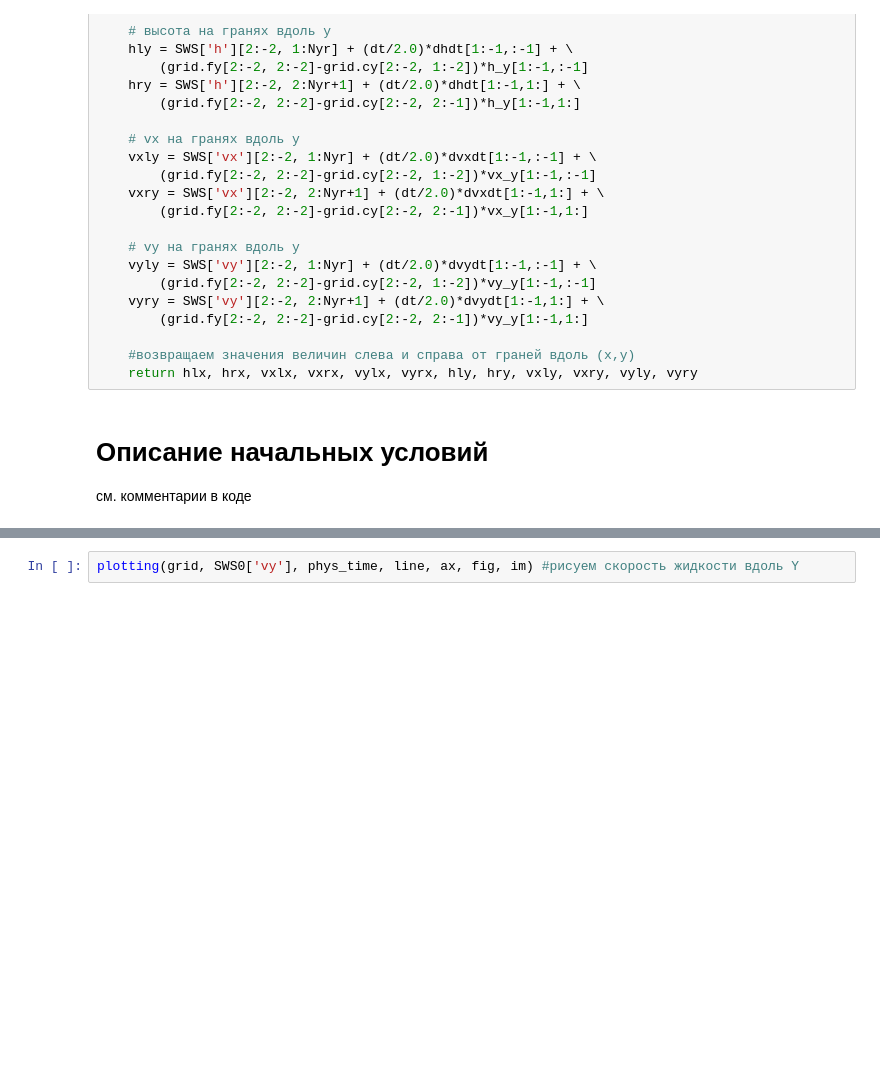
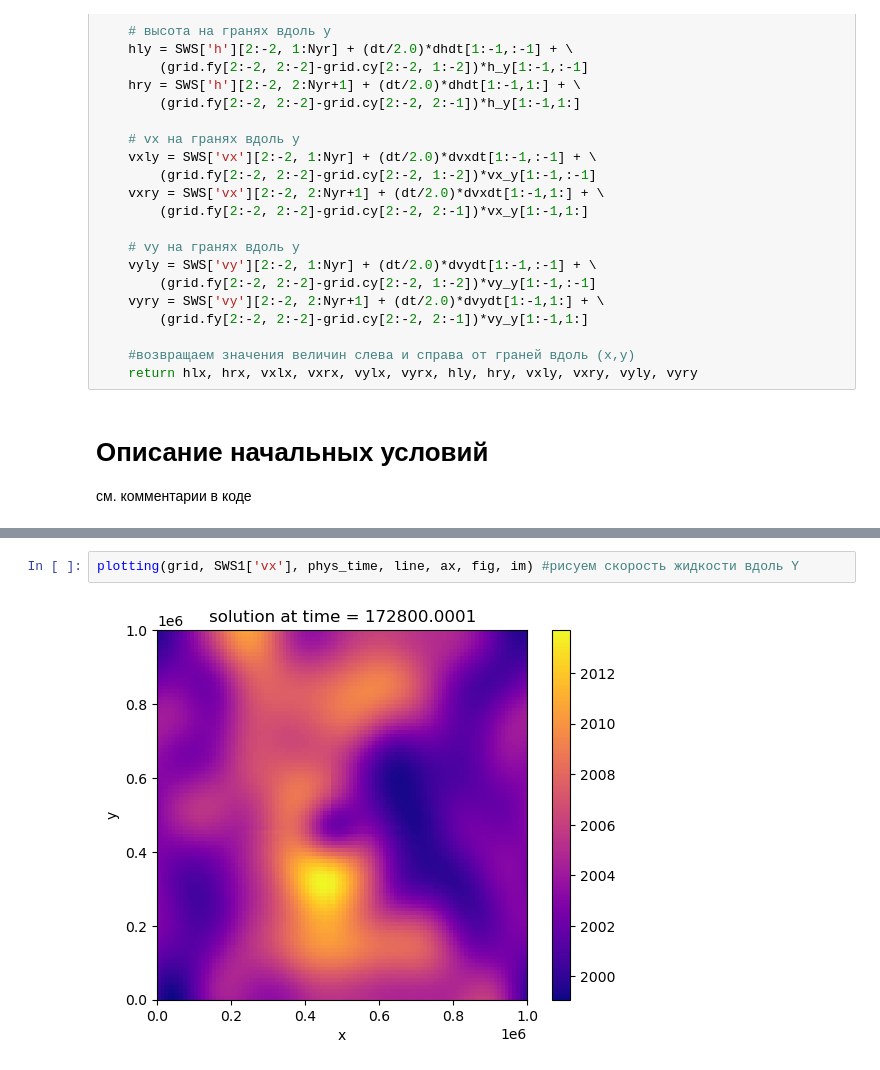
Before and after one commit to mrkondratyev/Piastra2D, a Jupyter notebook: SWEsolver2D.ipynb, the cells around one changed output, grey strips where cells are left out. Saved outputs shown, nothing was run; the diff lists cells and outputs as text; blank space fills up the shorter version.

```diff
--- a/SWEsolver2D.ipynb
+++ b/SWEsolver2D.ipynb
@@ -1106,2 +1113,4 @@ plotting(grid, SWS0['vx'], phys_time, line, ax, fig, im) #рисуем скор
 # %%
-plotting(grid, SWS0['vy'], phys_time, line, ax, fig, im) #рисуем скорость жидкости вдоль Y
+plotting(grid, SWS1['vx'], phys_time, line, ax, fig, im) #рисуем скорость жидкости вдоль Y
+# %% [output]
+[figure, added]
```
Also changed, not shown: parts of 4 cells of this notebook.
